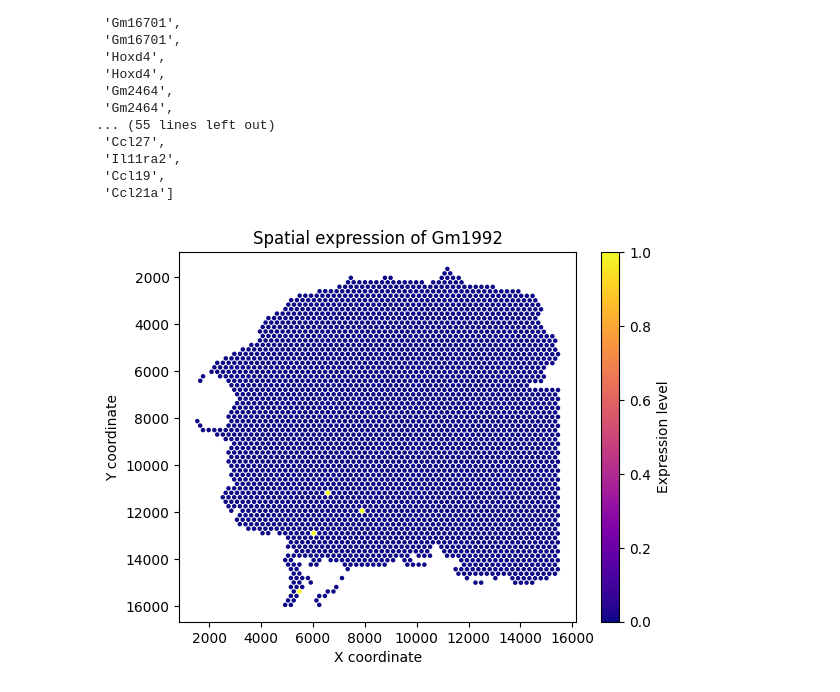
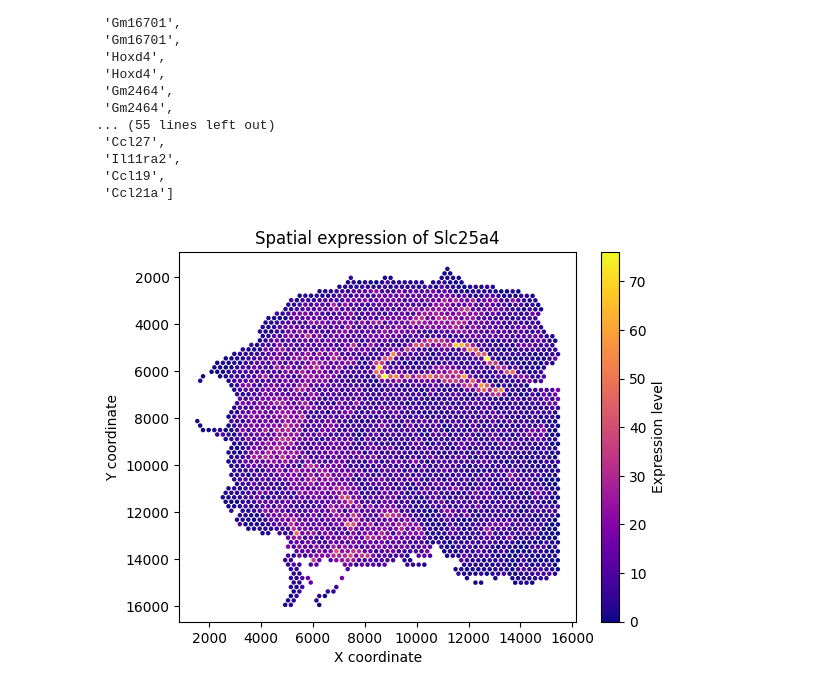
Before and after one commit to ScheWann/A-Part-to-Whole-Circular-Cell-Explorer, a Jupyter notebook: RedesignChallenge/Python/process.ipynb, the cells around one changed output. Cells and saved outputs as stored; diff of their text form; code cells hidden in the pictures.

```diff
--- a/RedesignChallenge/Python/process.ipynb
+++ b/RedesignChallenge/Python/process.ipynb
@@ -277,12 +297,12 @@ adata.var_names_make_unique()
 
 umi_counts = adata.to_df()
 
-umi_counts.reset_index(inplace=True)
-umi_counts
-geneList = adata.var_names.tolist()
-gene_df = pd.DataFrame(geneList, columns=['Gene'])
+# umi_counts.reset_index(inplace=True)
+
+# geneList = adata.var_names.tolist()
+# gene_df = pd.DataFrame(geneList, columns=['Gene'])
 # umi_counts.columns = ['barcode'] + geneList
 
-# umi_counts
+umi_counts
 # gene_df.to_csv('../Frontend/src/data/genes.csv', index=False)
 # umi_counts.to_csv('../Frontend/src/data/umiCounts.csv', index=False)
@@ -402,18 +436,18 @@ duplicate_names_list
  'Ccl21a']
 # %%
 # Viewing the gene expression of a gene of interest
-gene_of_interest = "Gm1992"
+gene_of_interest = "Slc25a4"
 
 # Create a scatter plot of the expression of the gene of interest
 plt.scatter(
     positions["x"], positions["y"], c=umi_counts[gene_of_interest], cmap="plasma", s=5
 )
 plt.colorbar(label="Expression level")
 plt.title(f"Spatial expression of {gene_of_interest}")
 plt.xlabel("X coordinate")
 plt.ylabel("Y coordinate")
 
 plt.gca().invert_yaxis()
 plt.show()
 # %% [output]
-[figure, old version]
+[figure, new version]
```
Also changed, not shown: parts of 3 cells of this notebook, 2 other files.
